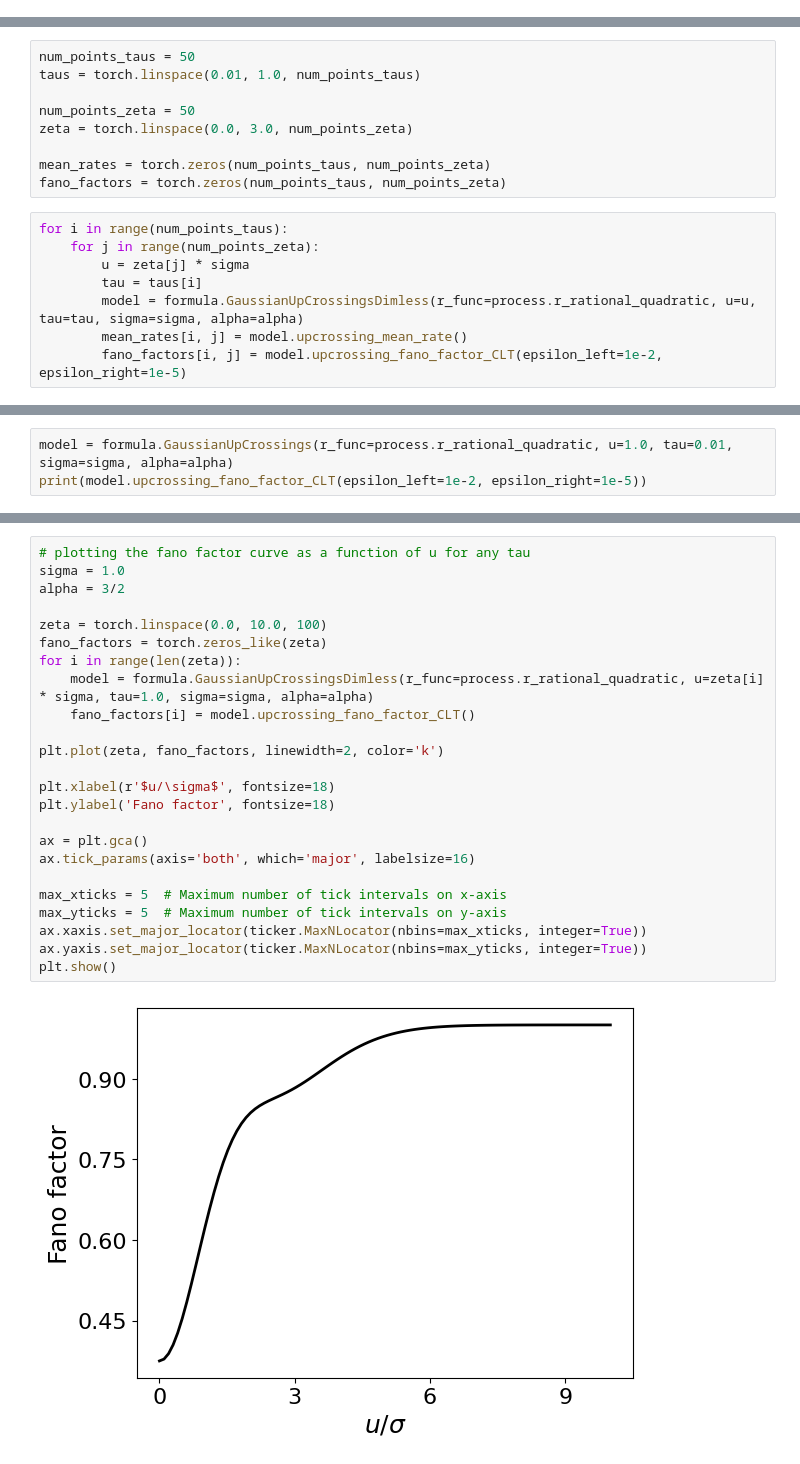
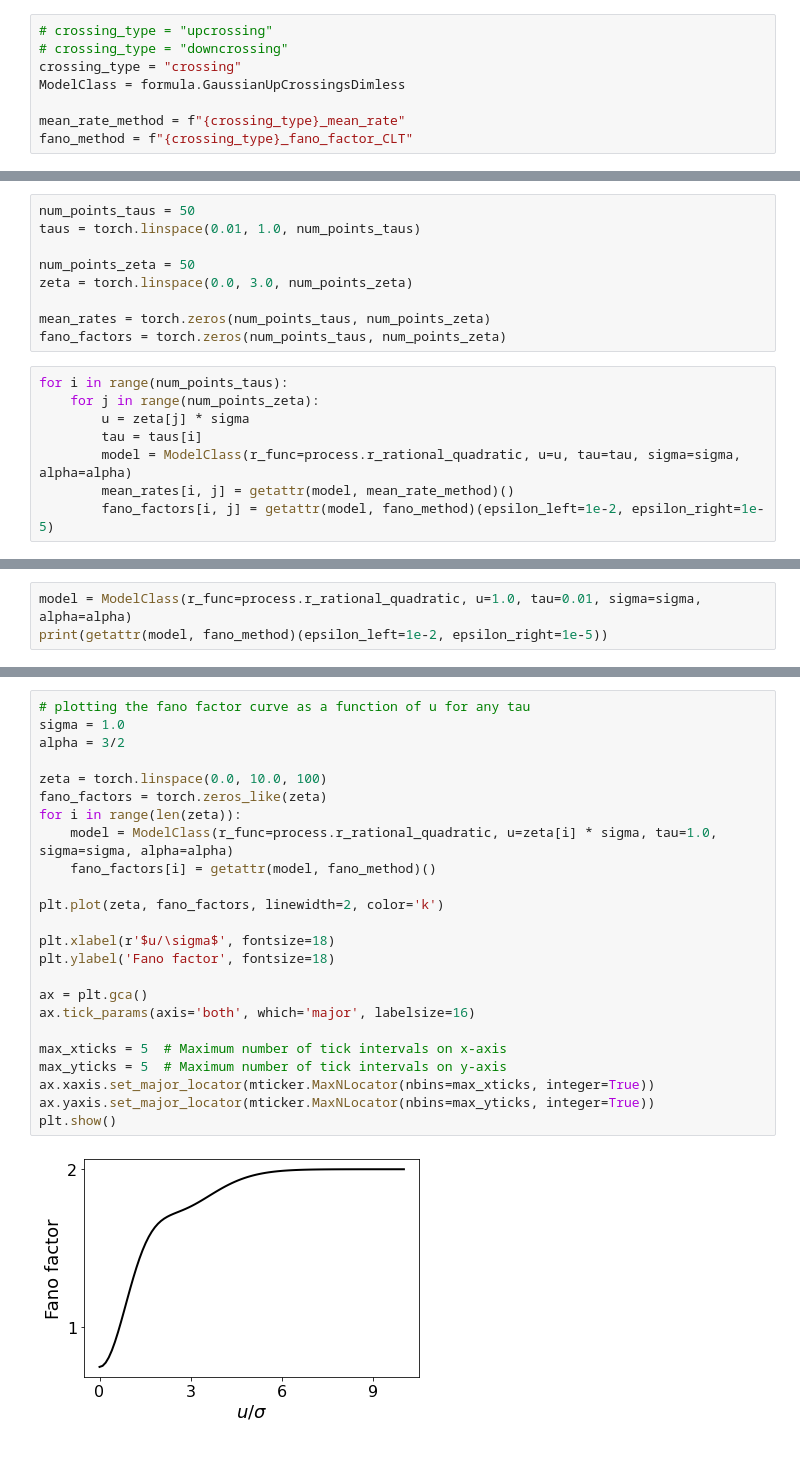
Before and after one commit to shivangrawat/gaussian-crossings, a Jupyter notebook: examples/rational_quadratic/rational_quadratic.ipynb, the cells around one changed output, grey strips where cells are left out. Saved outputs shown, nothing was run; the diff lists cells and outputs as text.

Commit message:
added upcrossing and downcrossings as well

```diff
--- a/examples/rational_quadratic/rational_quadratic.ipynb
+++ b/examples/rational_quadratic/rational_quadratic.ipynb
@@ -12,6 +12,14 @@ import scipy.linalg
 import gaussian_crossings.utils as utils
 import gaussian_crossings.formula as formula
 import gaussian_crossings.process as process
+# %%
+# crossing_type = "upcrossing"
+# crossing_type = "downcrossing"
+crossing_type = "crossing"
+ModelClass = formula.GaussianUpCrossingsDimless
+
+mean_rate_method = f"{crossing_type}_mean_rate"
+fano_method = f"{crossing_type}_fano_factor_CLT"
 # %%
 # Set simulation parameters.
 T = 100.0    # Total simulation time (e.g., 10 time units)
@@ -31,7 +39,7 @@ for i in range(num_points_taus):
     for j in range(num_points_zeta):
         u = zeta[j] * sigma
         tau = taus[i]
-        model = formula.GaussianUpCrossingsDimless(r_func=process.r_rational_quadratic, u=u, tau=tau, sigma=sigma, alpha=alpha)
-        mean_rates[i, j] = model.upcrossing_mean_rate()
-        fano_factors[i, j] = model.upcrossing_fano_factor_CLT(epsilon_left=1e-2, epsilon_right=1e-5)
+        model = ModelClass(r_func=process.r_rational_quadratic, u=u, tau=tau, sigma=sigma, alpha=alpha)
+        mean_rates[i, j] = getattr(model, mean_rate_method)()
+        fano_factors[i, j] = getattr(model, fano_method)(epsilon_left=1e-2, epsilon_right=1e-5)
 # %%
@@ -128,4 +124,4 @@ plt.show()
 # %%
-model = formula.GaussianUpCrossings(r_func=process.r_rational_quadratic, u=1.0, tau=0.01, sigma=sigma, alpha=alpha)
-print(model.upcrossing_fano_factor_CLT(epsilon_left=1e-2, epsilon_right=1e-5))
+model = ModelClass(r_func=process.r_rational_quadratic, u=1.0, tau=0.01, sigma=sigma, alpha=alpha)
+print(getattr(model, fano_method)(epsilon_left=1e-2, epsilon_right=1e-5))
 # %% [output]
@@ -133,29 +129,29 @@ tensor(0.6392)
 # %%
 # plotting the fano factor curve as a function of u for any tau
 sigma = 1.0
 alpha = 3/2
 
 zeta = torch.linspace(0.0, 10.0, 100)
 fano_factors = torch.zeros_like(zeta)
 for i in range(len(zeta)):
-    model = formula.GaussianUpCrossingsDimless(r_func=process.r_rational_quadratic, u=zeta[i] * sigma, tau=1.0, sigma=sigma, alpha=alpha)
-    fano_factors[i] = model.upcrossing_fano_factor_CLT()
+    model = ModelClass(r_func=process.r_rational_quadratic, u=zeta[i] * sigma, tau=1.0, sigma=sigma, alpha=alpha)
+    fano_factors[i] = getattr(model, fano_method)()
 
 plt.plot(zeta, fano_factors, linewidth=2, color='k')
 
 plt.xlabel(r'$u/\sigma$', fontsize=18)
 plt.ylabel('Fano factor', fontsize=18)
 
 ax = plt.gca()
 ax.tick_params(axis='both', which='major', labelsize=16)
 
 max_xticks = 5  # Maximum number of tick intervals on x-axis
 max_yticks = 5  # Maximum number of tick intervals on y-axis
-ax.xaxis.set_major_locator(ticker.MaxNLocator(nbins=max_xticks, integer=True))
-ax.yaxis.set_major_locator(ticker.MaxNLocator(nbins=max_yticks, integer=True))
+ax.xaxis.set_major_locator(mticker.MaxNLocator(nbins=max_xticks, integer=True))
+ax.yaxis.set_major_locator(mticker.MaxNLocator(nbins=max_yticks, integer=True))
 plt.show()
 # %% [output]
-[figure, old version]
+[figure, new version]
 # %%
 # fano factor vs zeta for different alpha values
 
```
Also changed, not shown: parts of 4 cells of this notebook, 9 other files.
